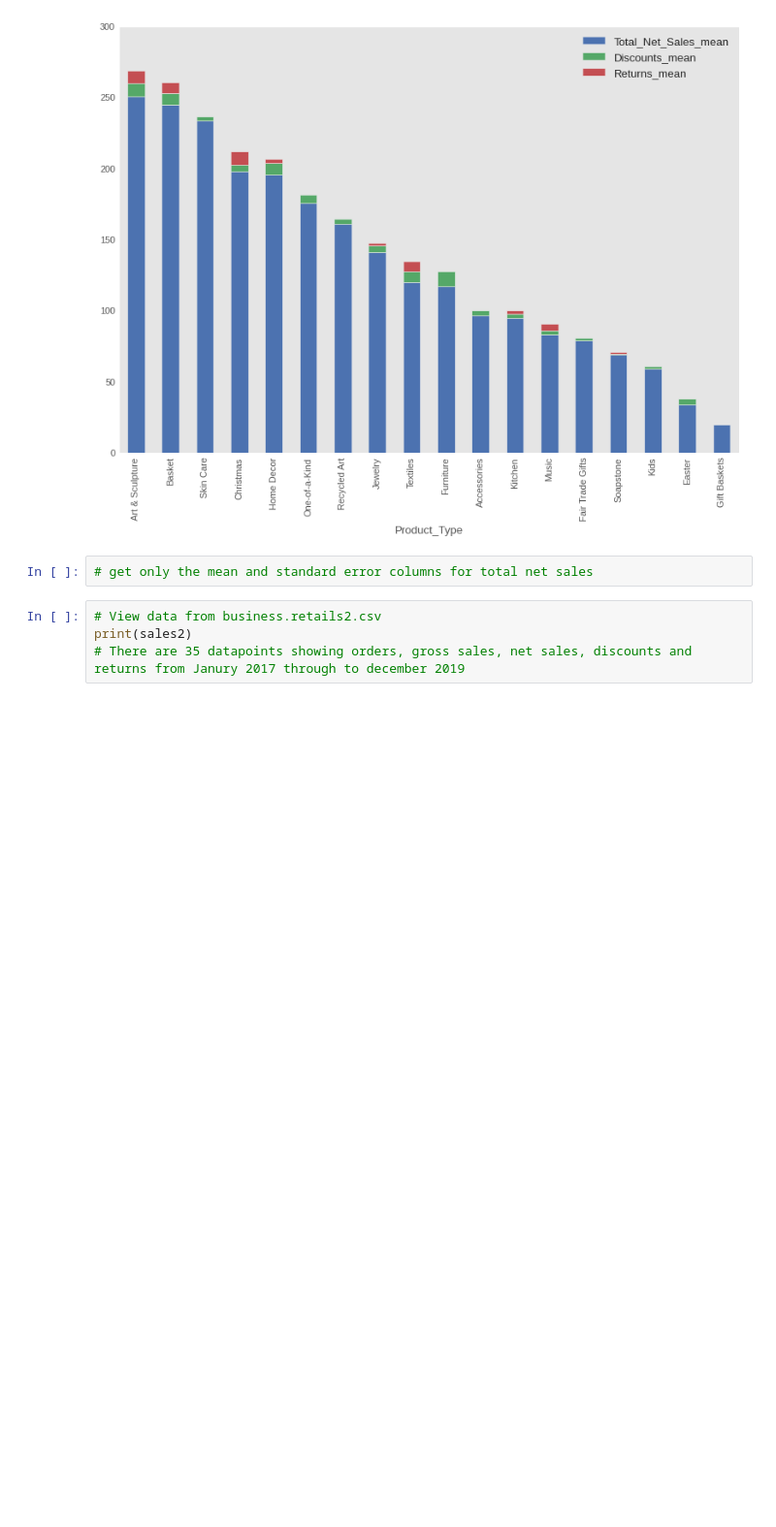
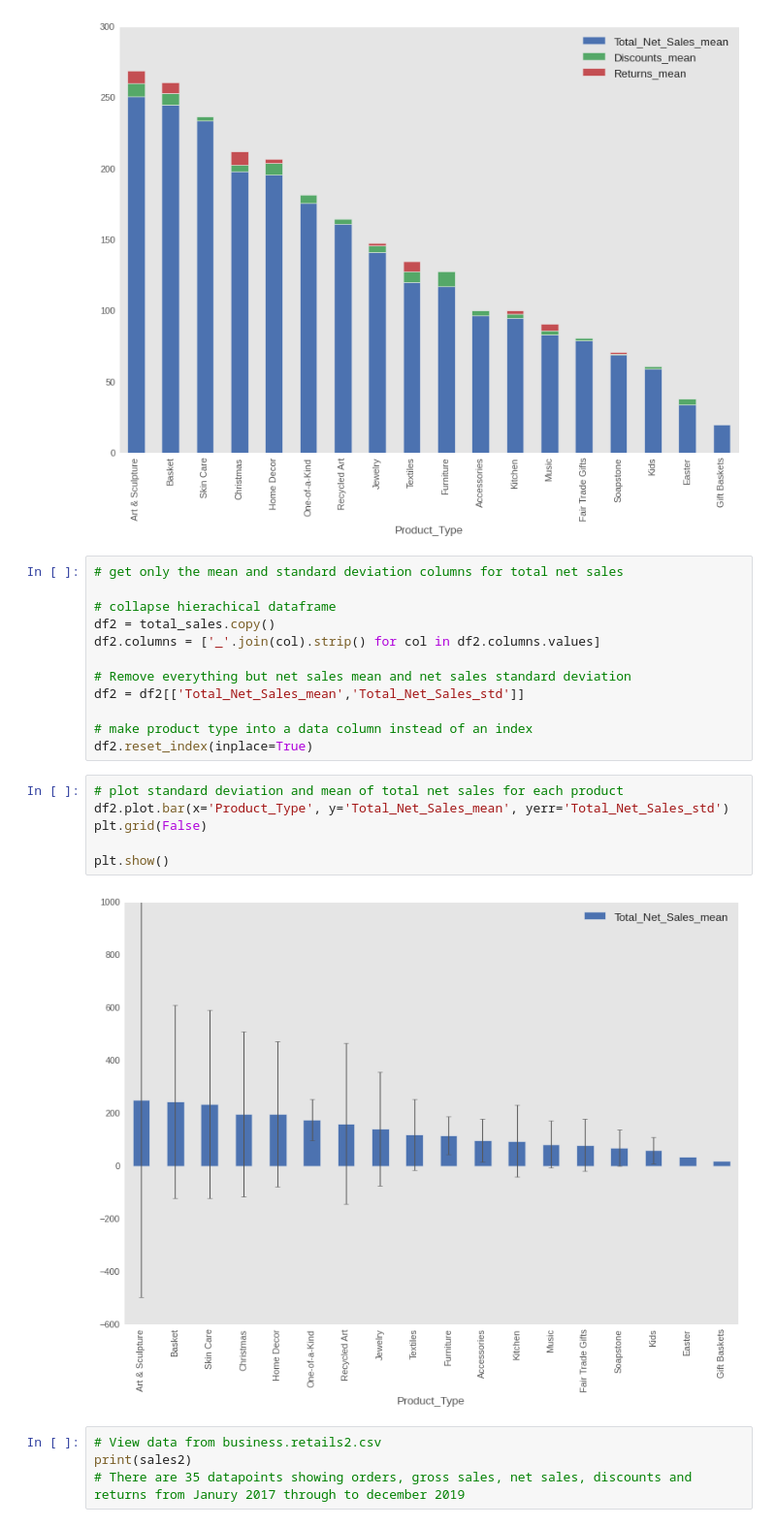
Before and after one commit to tuebolo/online_business_sales, a Jupyter notebook: analysis.ipynb, the cells around one changed output. Shown: that part at 97% size. Cells and saved outputs as stored; diff of their text form; blank space fills up the shorter version.

```diff
--- a/analysis.ipynb
+++ b/analysis.ipynb
@@ -117,8 +129,26 @@ plt.grid(False)
 plt.show()
 # %% [output]
 [figure]
-# %%
-# get only the mean and standard error columns for total net sales
+# %%
+# get only the mean and standard deviation columns for total net sales
+
+# collapse hierachical dataframe
+df2 = total_sales.copy()
+df2.columns = ['_'.join(col).strip() for col in df2.columns.values]
+
+# Remove everything but net sales mean and net sales standard deviation
+df2 = df2[['Total_Net_Sales_mean','Total_Net_Sales_std']]
+
+# make product type into a data column instead of an index
+df2.reset_index(inplace=True)
+# %%
+# plot standard deviation and mean of total net sales for each product
+df2.plot.bar(x='Product_Type', y='Total_Net_Sales_mean', yerr='Total_Net_Sales_std')
+plt.grid(False)
+
+plt.show()
+# %% [output]
+[figure, added]
 # %%
 # View data from business.retails2.csv
 print(sales2)
```
Also changed, not shown: parts of 7 cells of this notebook.
